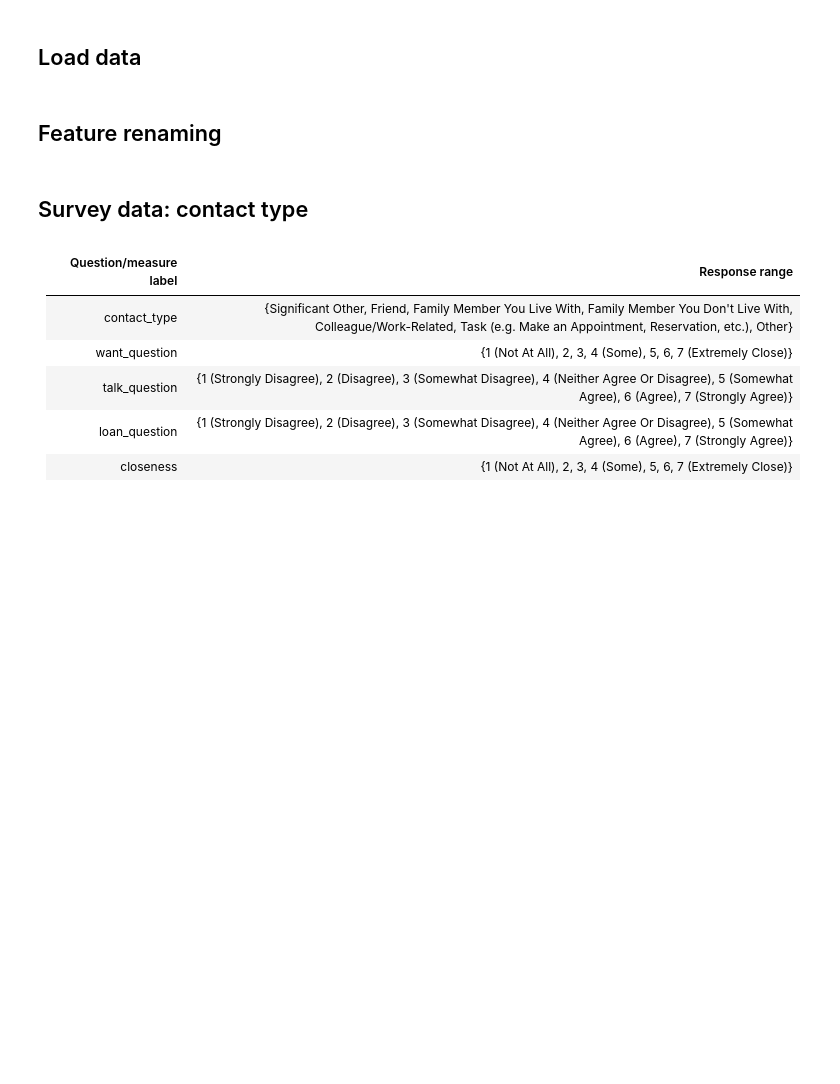
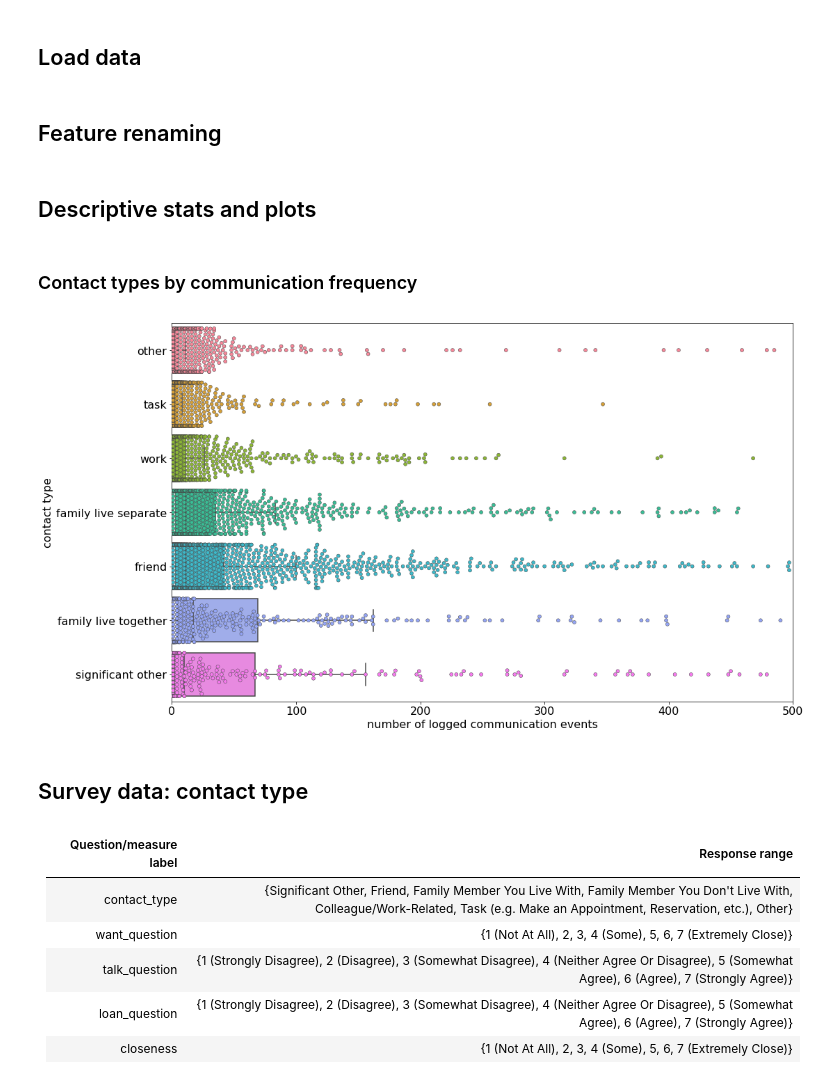
Before and after one commit to tliu526/relationship-prediction, a Jupyter notebook: notebooks/paper_stats.ipynb, the cells around one changed output. Saved outputs shown, nothing was run; the diff lists cells and outputs as text; code cells hidden in the pictures; blank space fills up the shorter version.

Commit message:
add consistent plot styling, communication box plot

```diff
--- a/notebooks/paper_stats.ipynb
+++ b/notebooks/paper_stats.ipynb
@@ -68,3 +78,15 @@ metric_columns = ['accuracy', 'balanced accuracy', 'macro f1', 'micro f1', 'weig
+# %%
+# TODO best color palette for papers?
+# cubehelix: for colorblind individuals and black and white
+sns.set_palette("cubehelix")
+
+font = {
+        'weight' : 'normal',
+        'size'   : 16}
+
+plt.rc('font', **font)
+#plt.rcParams.update({'figure.autolayout': False})
+plt.rcParams["figure.figsize"] = [16, 10]
 # %% [markdown]
 # Estimating Relationships and their Meaning from Phone Data: Paper statistics
 # %% [markdown]
@@ -147,6 +172,72 @@ all_feature_dict = {
     'reg_sms': 'texting regularity',
     'call_loc:shop': 'calls at \"shop\" locations',
 }
+# %% [markdown]
+## Descriptive stats and plots
+# %% [markdown]
+### Contact types by communication frequency
+# %%
+# cell-specific toggles
+plot_strip = True
+# x_feat = 'contact_type'
+# y_feat = 'comm_type'
+y_feat = 'contact_type'
+x_feat = 'comm_type'
+
+comm_counts = all_raw_df.groupby('combined_hash').count()['comm_type'].reset_index()
+raw_df_unique = all_raw_df.drop_duplicates('combined_hash')
+hash_contact_type_dict = pd.Series(raw_df_unique.contact_type.values, index=raw_df_unique.combined_hash).to_dict()
+comm_counts['contact_type'] = comm_counts['combined_hash'].map(hash_contact_type_dict)
+
+comm_counts = comm_counts.loc[comm_counts['comm_type'] < 500]
+
+contact_labels = {
+    'other': 'other',
+    'family_live_separate': 'family live separate',
+    'friend': 'friend',
+    'task': 'task',
+    'sig_other': 'significant other',
+    'work': 'work',
+    'family_live_together': 'family live together'
+}
+comm_counts['contact_type'] = comm_counts['contact_type'].map(contact_labels)
+
+ordered_labels = [
+    'other',
+    'task',
+    'work',
+    'family live separate',
+    'friend',
+    'family live together',
+    'significant other'
+]
+if plot_strip:
+    strip_plot = sns.swarmplot(x=x_feat,
+                               y=y_feat,
+                               data=comm_counts,
+                               #jitter=0.1,
+                               linewidth=0.5,
+                               order=ordered_labels)
+    plt_suffix = "_strip"
+else:
+    plt_suffix = ""
+
+box_plot = sns.boxplot(x=x_feat,
+                       y=y_feat,
+                       data=comm_counts,
+                       fliersize=0,
+                       order=ordered_labels)
+
+
+#plt.xticks(rotation=45, ha='right')
+plt.xlim(0,500)
+plt.ylabel("contact type")
+plt.xlabel("number of logged communication events")
+
+plt_name = 'paper_figs/all_contact_types_comm_freq{}.pdf'.format(plt_suffix)
+#plt.savefig(plt_name, dpi=300)
+# %% [output]
+[figure, added]
 # %% [markdown]
 ## Survey data: contact type
 # %% [markdown]
```
Also changed, not shown: parts of 6 cells of this notebook, 2 other files.
